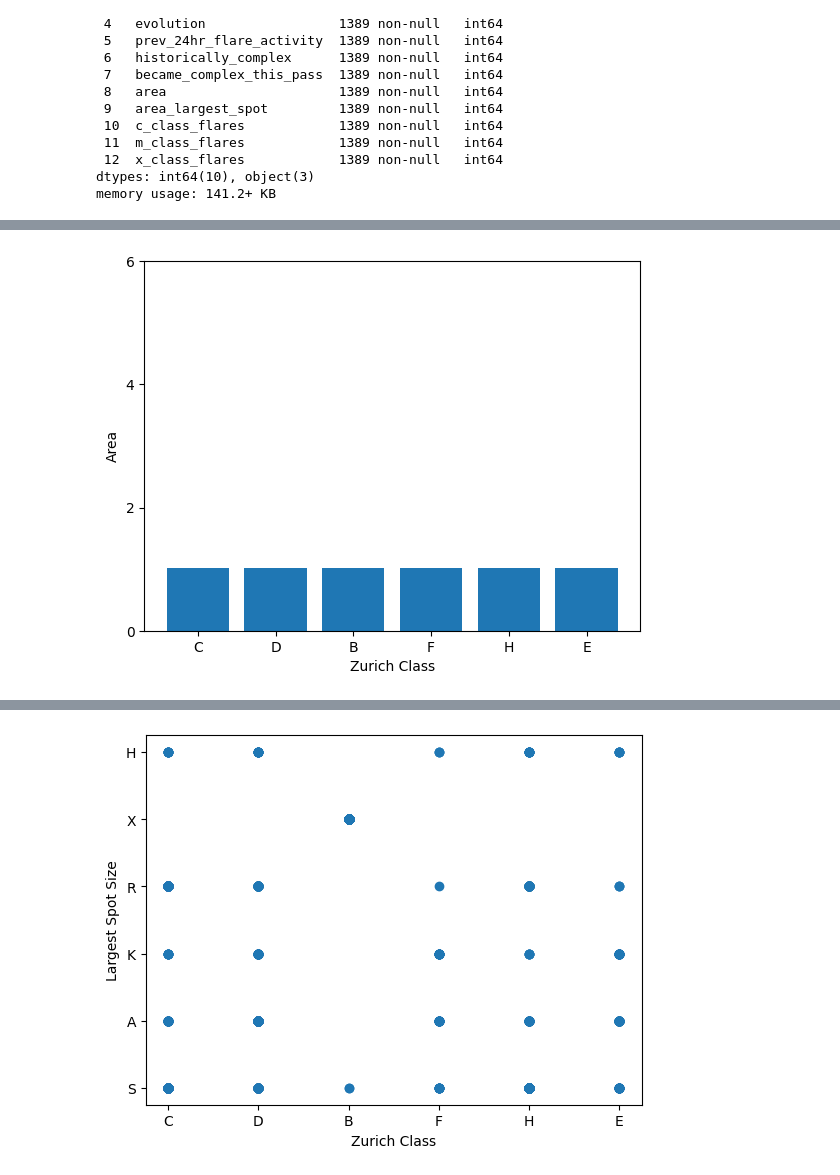
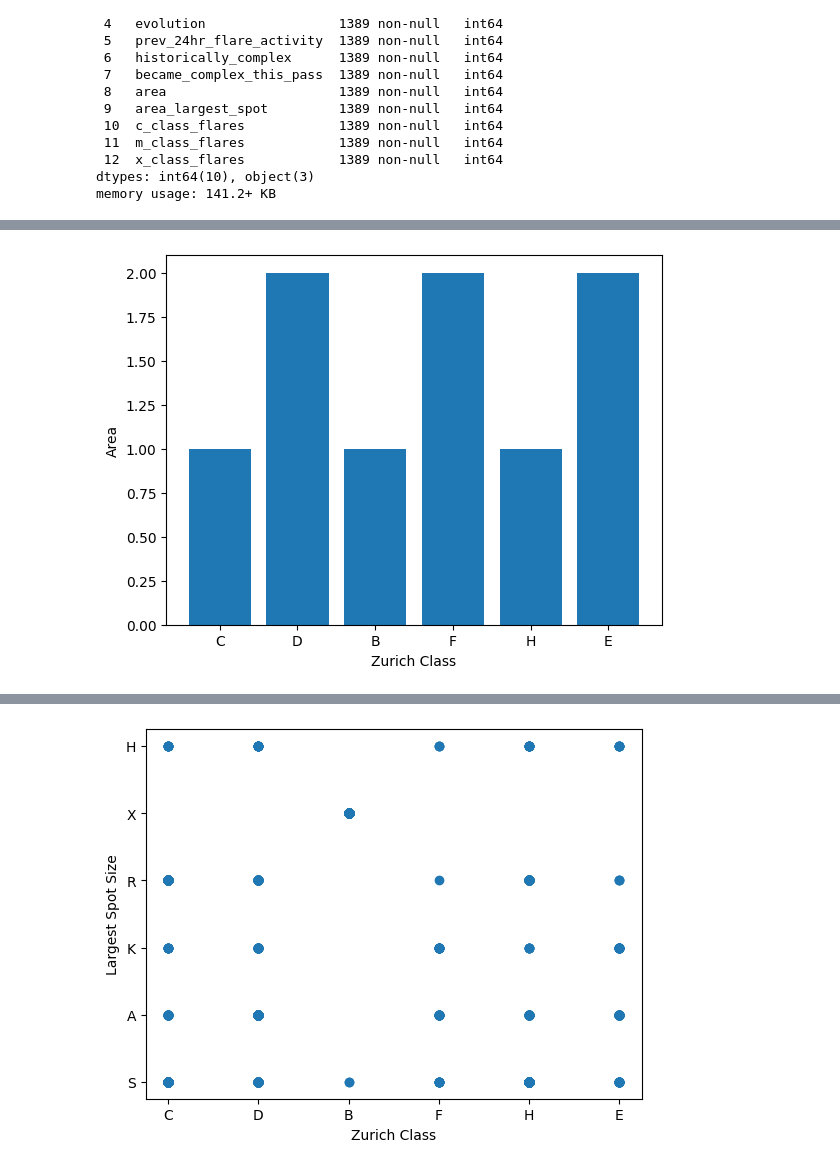
Before and after one commit to nollamae7-spec/DSRSP-Solar-Flares, a Jupyter notebook: DSHRP_Solar_Flares.ipynb, the cells around one changed output, grey strips where cells are left out. Saved outputs shown, nothing was run; the diff lists cells and outputs as text; code cells hidden in the pictures.

```diff
--- a/DSHRP_Solar_Flares.ipynb
+++ b/DSHRP_Solar_Flares.ipynb
@@ -182,10 +200,10 @@ memory usage: 141.2+ KB
 # %%
-zurichClassVsArea = pd.DataFrame({'x':df["zurich_class"], 'y':df["area"].mean()})
+zurichClassVsArea = pd.DataFrame({'x':df["zurich_class"], 'y':df["area"]})
 
 plt.bar(zurichClassVsArea['x'], zurichClassVsArea['y'])
-plt.yticks([0,2,4,6])
+
 plt.xlabel("Zurich Class")
 plt.ylabel("Area")
 plt.show()
 # %% [output]
-[figure, old version]
+[figure, new version]
```
Also changed, not shown: parts of 5 cells of this notebook.
